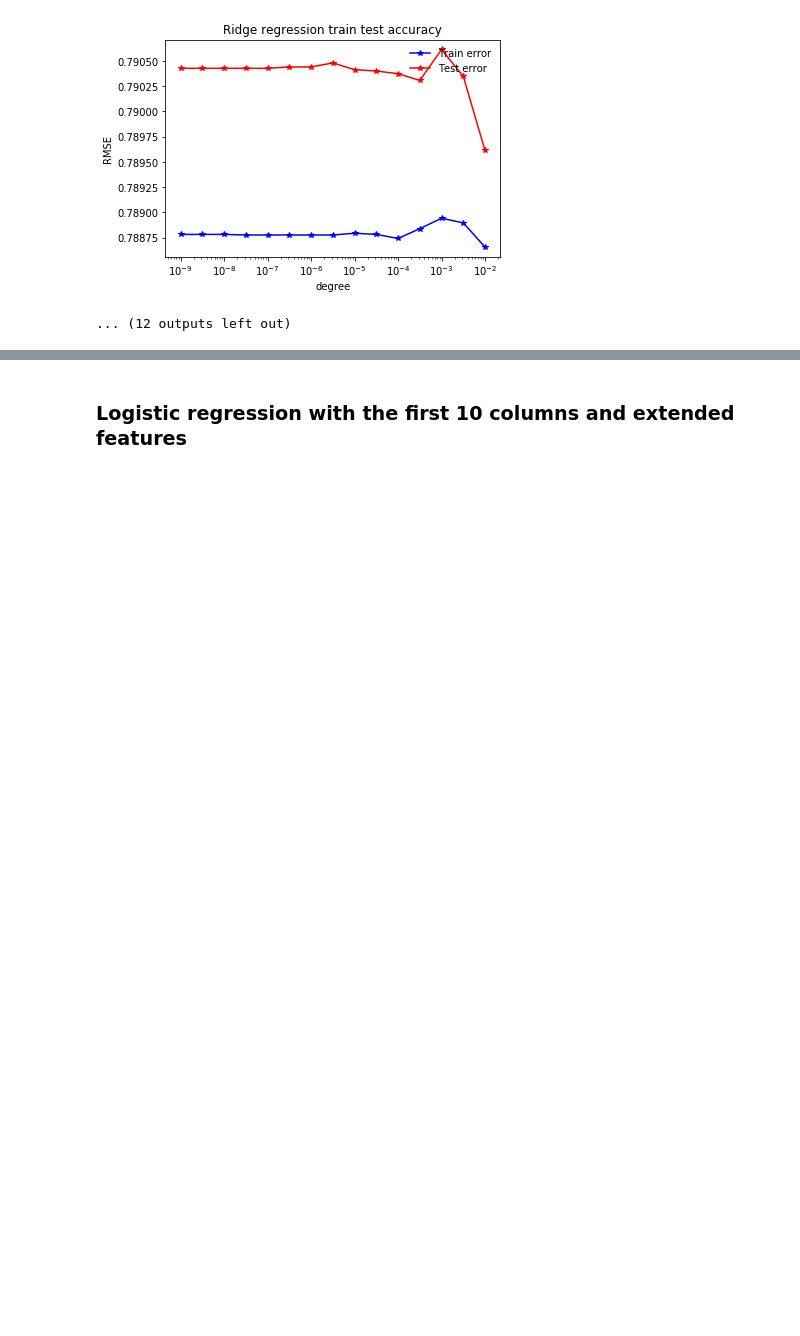
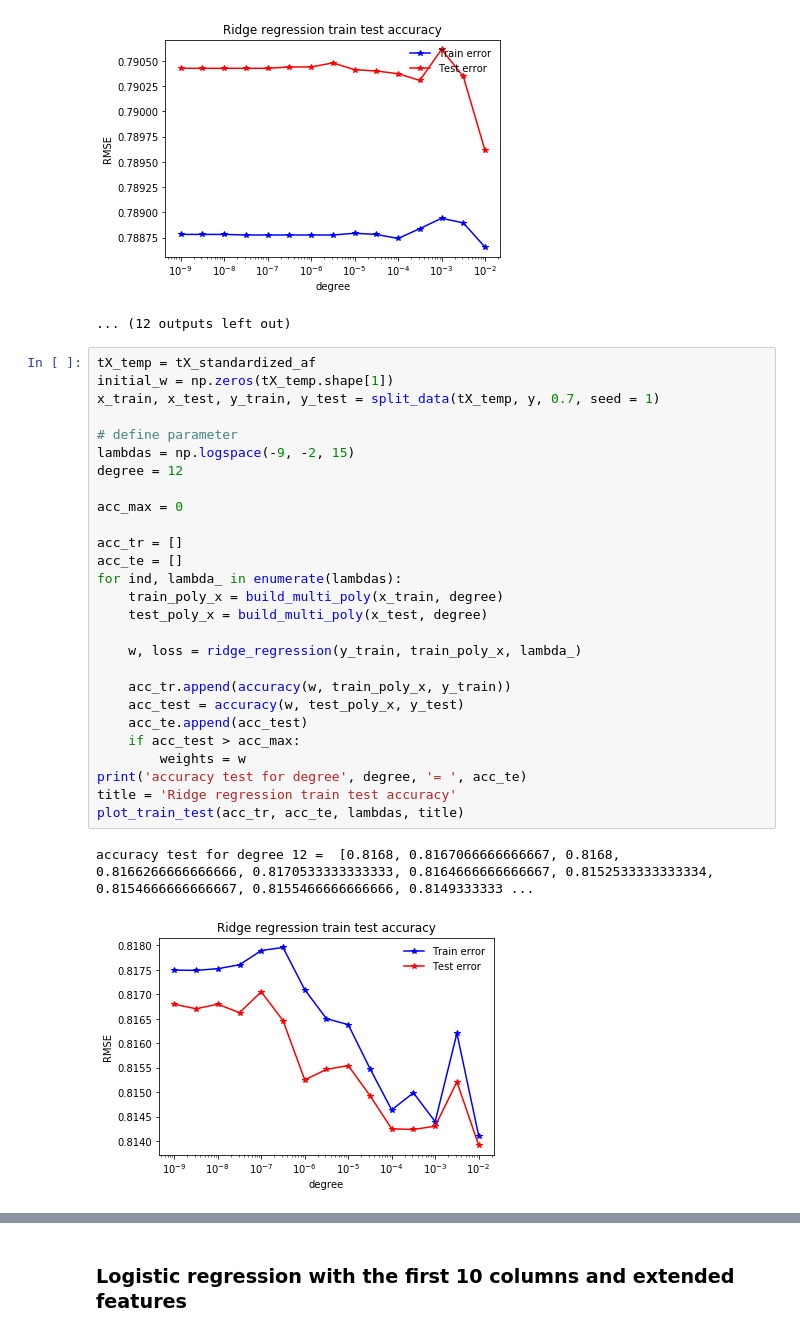
Before and after one commit to jlabhard/ML_course, a Jupyter notebook: projects/project1/scripts/project1.ipynb, the cells around one changed output, grey strips where cells are left out. Cells and saved outputs as stored; diff of their text form; blank space fills up the shorter version.

Commit message:
Best score ligistic regression

```diff
--- a/projects/project1/scripts/project1.ipynb
+++ b/projects/project1/scripts/project1.ipynb
@@ -387,3 +387,33 @@ accuracy test for degree 5 =  [0.7873866666666667, 0.7873866666666667, 0.7873866
 accuracy test for degree 6 =  [0.7904266666666667, 0.7904266666666667, 0.7904266666666667, 0.7904266666666667, 0.7904266666666667, 0.79044, 0.79044, 0.79048, 0.7904133333333333, 0.7904, 0.790373333333 ...
 [figure]
 ... (12 outputs left out)
+# %%
+tX_temp = tX_standardized_af
+initial_w = np.zeros(tX_temp.shape[1])
+x_train, x_test, y_train, y_test = split_data(tX_temp, y, 0.7, seed = 1)
+
+# define parameter
+lambdas = np.logspace(-9, -2, 15)
+degree = 12
+
+acc_max = 0
+
+acc_tr = []
+acc_te = []
+for ind, lambda_ in enumerate(lambdas):
+    train_poly_x = build_multi_poly(x_train, degree)
+    test_poly_x = build_multi_poly(x_test, degree)
+
+    w, loss = ridge_regression(y_train, train_poly_x, lambda_)
+
+    acc_tr.append(accuracy(w, train_poly_x, y_train))
+    acc_test = accuracy(w, test_poly_x, y_test)
+    acc_te.append(acc_test)
+    if acc_test > acc_max:
+        weights = w
+print('accuracy test for degree', degree, '= ', acc_te)
+title = 'Ridge regression train test accuracy'
+plot_train_test(acc_tr, acc_te, lambdas, title)
+# %% [output]
+accuracy test for degree 12 =  [0.8168, 0.8167066666666667, 0.8168, 0.8166266666666666, 0.8170533333333333, 0.8164666666666667, 0.8152533333333334, 0.8154666666666667, 0.8155466666666666, 0.8149333333 ...
+[figure, added]
```
Also changed, not shown: parts of 2 cells of this notebook.
